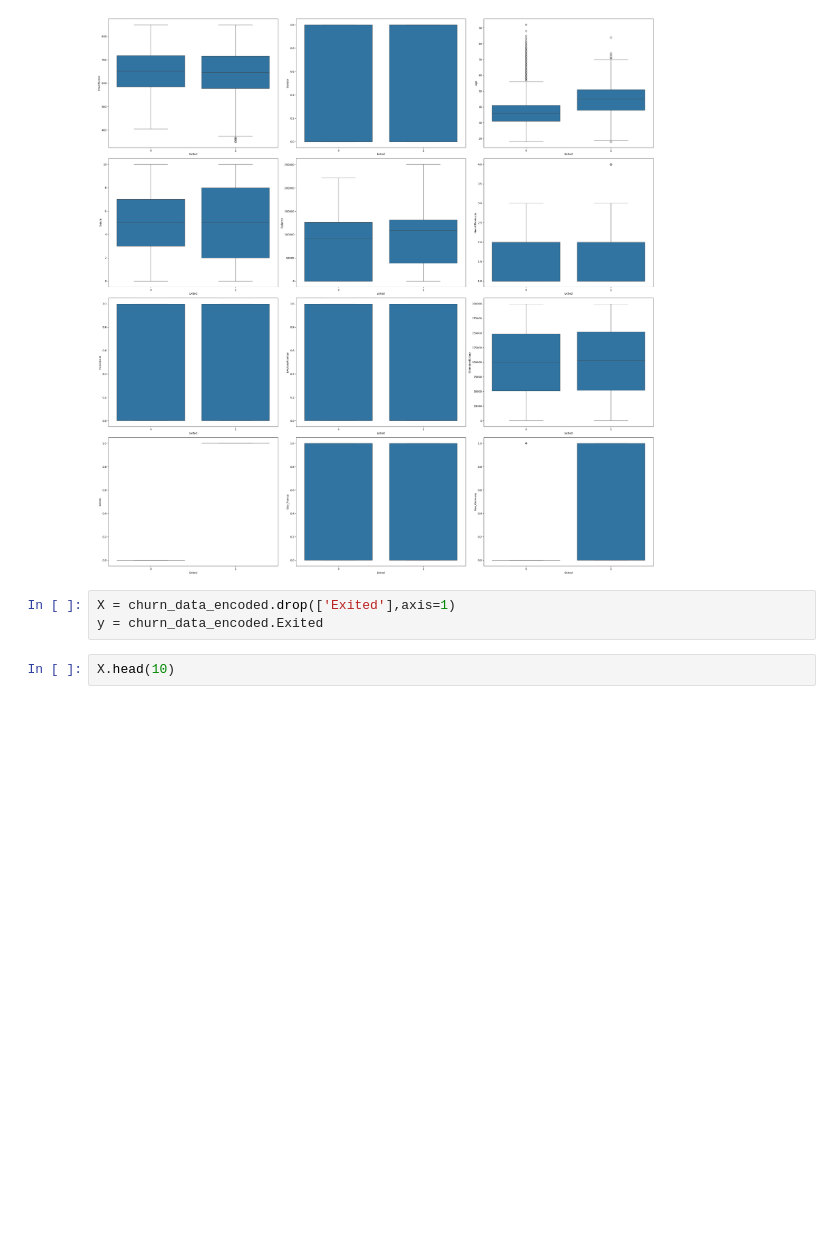
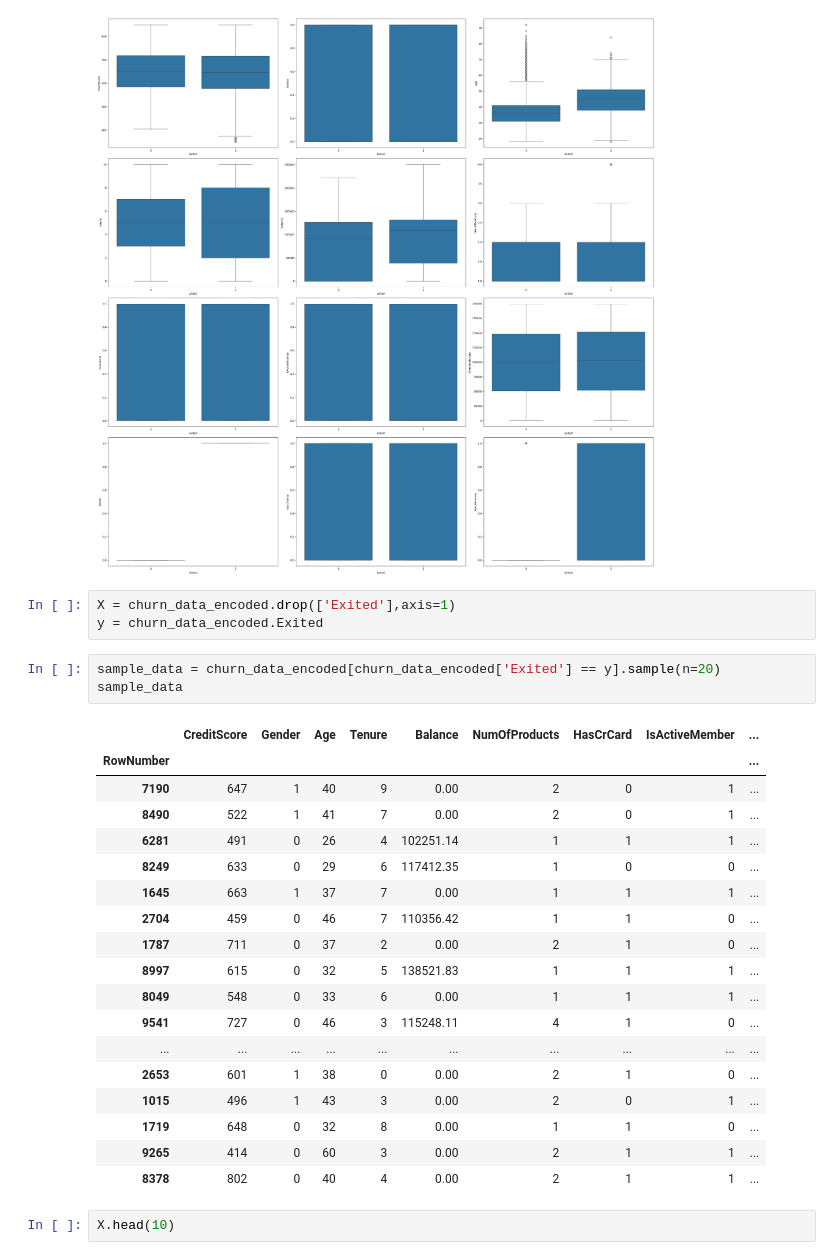
Before and after one commit to yudhaputraa/Deep_Learning, a Jupyter notebook: Churn_Prediction_Deep_Feedforward/Deep Feedforward Networks Explanation.ipynb, the cells around one changed output. Cells and saved outputs as stored; diff of their text form; blank space fills up the shorter version.

```diff
--- a/Churn_Prediction_Deep_Feedforward/Deep Feedforward Networks Explanation.ipynb
+++ b/Churn_Prediction_Deep_Feedforward/Deep Feedforward Networks Explanation.ipynb
@@ -136,6 +144,28 @@ plt.show()
 # %%
 X = churn_data_encoded.drop(['Exited'],axis=1)
 y = churn_data_encoded.Exited
+# %%
+sample_data = churn_data_encoded[churn_data_encoded['Exited'] == y].sample(n=20)
+sample_data
+# %% [output]
+|  | CreditScore | Gender | Age | Tenure | Balance | NumOfProducts | HasCrCard | IsActiveMember | ... |
+| RowNumber |  |  |  |  |  |  |  |  | ... |
+| 7190 | 647 | 1 | 40 | 9 | 0.00 | 2 | 0 | 1 | ... |
+| 8490 | 522 | 1 | 41 | 7 | 0.00 | 2 | 0 | 1 | ... |
+| 6281 | 491 | 0 | 26 | 4 | 102251.14 | 1 | 1 | 1 | ... |
+| 8249 | 633 | 0 | 29 | 6 | 117412.35 | 1 | 0 | 0 | ... |
+| 1645 | 663 | 1 | 37 | 7 | 0.00 | 1 | 1 | 1 | ... |
+| 2704 | 459 | 0 | 46 | 7 | 110356.42 | 1 | 1 | 0 | ... |
+| 1787 | 711 | 0 | 37 | 2 | 0.00 | 2 | 1 | 0 | ... |
+| 8997 | 615 | 0 | 32 | 5 | 138521.83 | 1 | 1 | 1 | ... |
+| 8049 | 548 | 0 | 33 | 6 | 0.00 | 1 | 1 | 1 | ... |
+| 9541 | 727 | 0 | 46 | 3 | 115248.11 | 4 | 1 | 0 | ... |
+| ... | ... | ... | ... | ... | ... | ... | ... | ... | ... |
+| 2653 | 601 | 1 | 38 | 0 | 0.00 | 2 | 1 | 0 | ... |
+| 1015 | 496 | 1 | 43 | 3 | 0.00 | 2 | 0 | 1 | ... |
+| 1719 | 648 | 0 | 32 | 8 | 0.00 | 1 | 1 | 0 | ... |
+| 9265 | 414 | 0 | 60 | 3 | 0.00 | 2 | 1 | 1 | ... |
+| 8378 | 802 | 0 | 40 | 4 | 0.00 | 2 | 1 | 1 | ... |
 # %%
 X.head(10)
 # %% [output]
```
Also changed, not shown: parts of 3 cells of this notebook, 33 other files.
